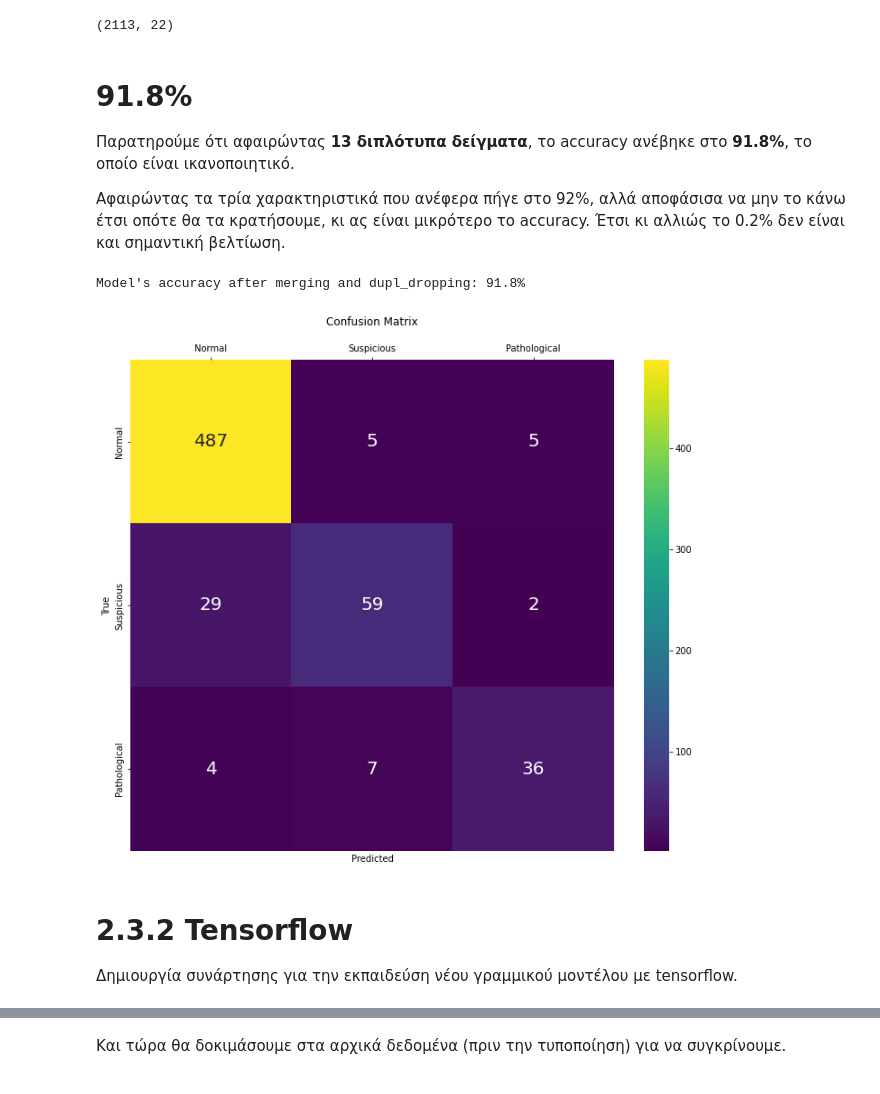
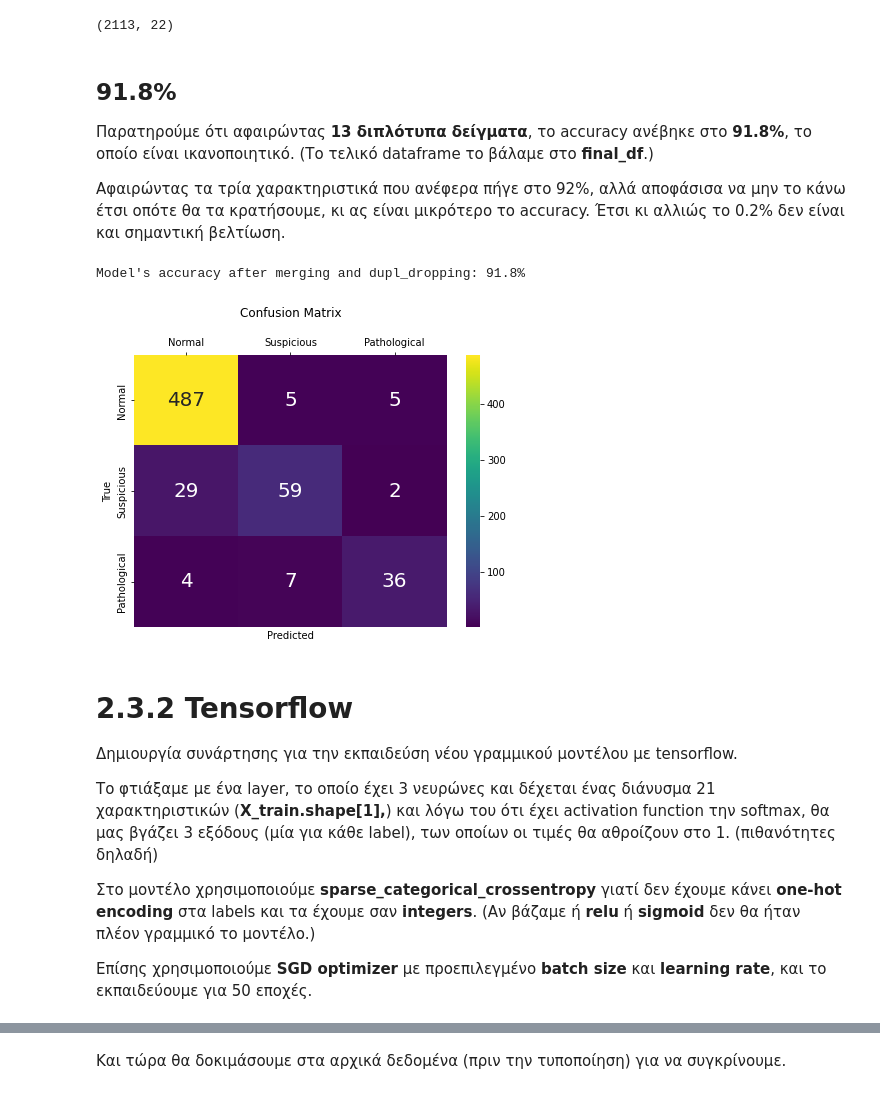
Before and after one commit to Maagnitude/fetal-health-models, a Jupyter notebook: fetal_health_models.ipynb, the cells around one changed output, grey strips where cells are left out. Cells and saved outputs as stored; diff of their text form; code cells hidden in the pictures.

```diff
--- a/fetal_health_models.ipynb
+++ b/fetal_health_models.ipynb
@@ -283,10 +302,10 @@ def heat_confmatrix (confmatrix):
 
   labels = ['Normal', 'Suspicious', 'Pathological']
 
-  # Giving the labels we made to the matrix
+  # Δίνουμε τα labels στον πίνακα
   conf_matr_plt = pd.DataFrame(confmatrix, index = labels, columns = labels)
 
-  plt.subplots(figsize=(12, 10))
+  plt.subplots(figsize=(7, 5))
 
   ax = sns.heatmap(conf_matr_plt, cmap='viridis', annot=True, annot_kws={'size':20}, fmt="d")
 
@@ -294,7 +313,6 @@ def heat_confmatrix (confmatrix):
   ax.set_title("Confusion Matrix\n")
   plt.ylabel('True')
   plt.xlabel('Predicted')
-
   plt.show()
 # %% [markdown]
 ## **Δημιουργία αντίγραφου του Dataframe μας**
@@ -413,26 +415,32 @@ fitdf.shape
 # %% [output]
 (2126, 22)
 # %%
-# fitdf = fitdf.drop(['histogram_mean', 'histogram_mode', 'histogram_median'], axis = 1)
-fitdf.drop_duplicates(inplace=True)
-fitdf.shape
+# final_df = fitdf.drop(['histogram_mean', 'histogram_mode', 'histogram_median'], axis = 1)
+final_df = fitdf.drop_duplicates()
+final_df.shape
 # %% [output]
 (2113, 22)
 # %% [markdown]
-# **91.8%**
-Παρατηρούμε ότι αφαιρώντας **13 διπλότυπα δείγματα**, το accuracy ανέβηκε στο **91.8%**, το οποίο είναι ικανοποιητικό.
+## **91.8%**
+Παρατηρούμε ότι αφαιρώντας **13 διπλότυπα δείγματα**, το accuracy ανέβηκε στο **91.8%**, το οποίο είναι ικανοποιητικό. (Το τελικό dataframe το βάλαμε στο **final_df**.)
 
 Αφαιρώντας τα τρία χαρακτηριστικά που ανέφερα πήγε στο 92%, αλλά αποφάσισα να μην το κάνω έτσι οπότε θα τα κρατήσουμε, κι ας είναι μικρότερο το accuracy. Έτσι κι αλλιώς το 0.2% δεν είναι και σημαντική βελτίωση.
 # %%
-X_train, X_test, y_train, y_test = preprocessing_func(fitdf)
+X_train, X_test, y_train, y_test = preprocessing_func(final_df)
 accuracy, confmatrix = run_linear_sklearn(X_train, X_test, y_train, y_test)
 print(f"Model's accuracy after merging and dupl_dropping: {accuracy*100:.1f}%\n")
 heat_confmatrix(confmatrix)
 # %% [output]
 Model's accuracy after merging and dupl_dropping: 91.8%
-[figure, old version]
+[figure, new version]
-# %% [markdown]
-# 2.3.2 **Tensorflow**
-Δημιουργία συνάρτησης για την εκπαιδεύση νέου γραμμικού μοντέλου με tensorflow.
+# %% [markdown]
+# **2.3.2 Tensorflow**
+Δημιουργία συνάρτησης για την εκπαιδεύση νέου γραμμικού μοντέλου με tensorflow.
+
+Το φτιάξαμε με ένα layer, το οποίο έχει 3 νευρώνες και δέχεται ένας διάνυσμα 21 χαρακτηριστικών (**X_train.shape[1],**) και λόγω του ότι έχει activation function την softmax, θα μας βγάζει 3 εξόδους (μία για κάθε label), των οποίων οι τιμές θα αθροίζουν στο 1. (πιθανότητες δηλαδή)
+
+Στο μοντέλο χρησιμοποιούμε **sparse_categorical_crossentropy** γιατί δεν έχουμε κάνει **one-hot encoding** στα labels και τα έχουμε σαν **integers**. (Αν βάζαμε ή **relu** ή **sigmoid** δεν θα ήταν πλέον γραμμικό το μοντέλο.)
+
+Επίσης χρησιμοποιούμε **SGD optimizer** με προεπιλεγμένο **batch size** και **learning rate**, και το εκπαιδεύουμε για 50 εποχές.
 # %%
 def run_linear_tf(X_train, X_test, y_train, y_test):
```
Also changed, not shown: parts of 59 cells of this notebook.
